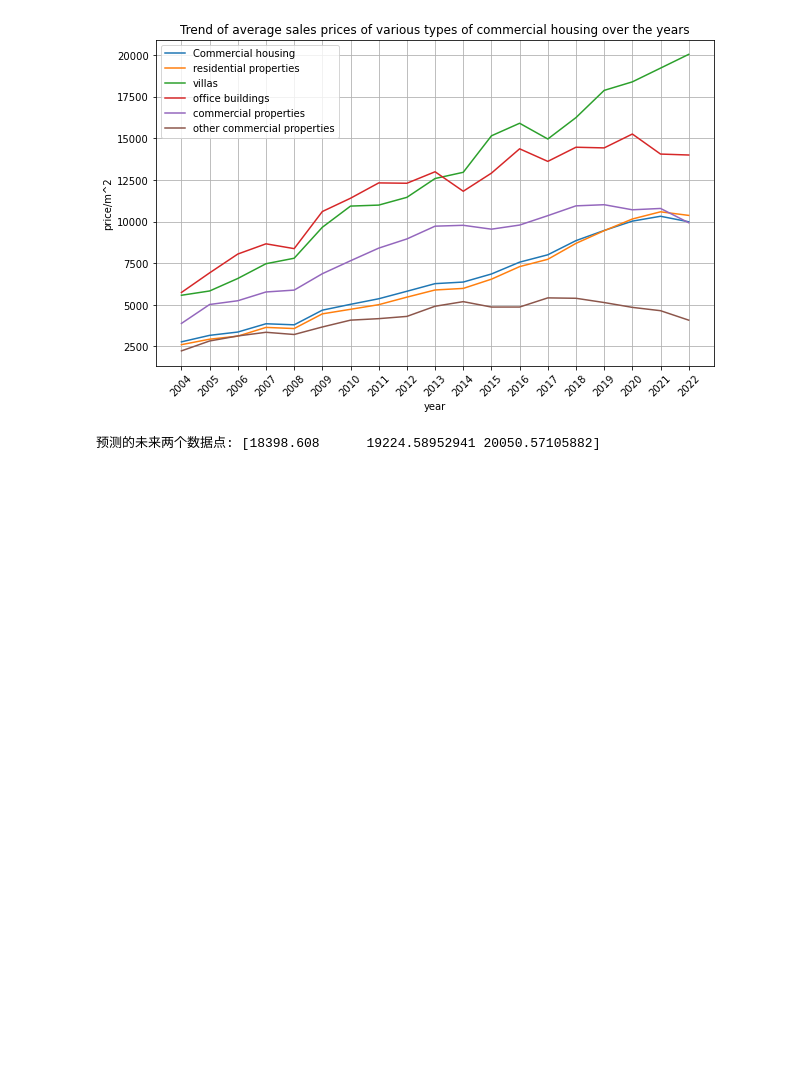
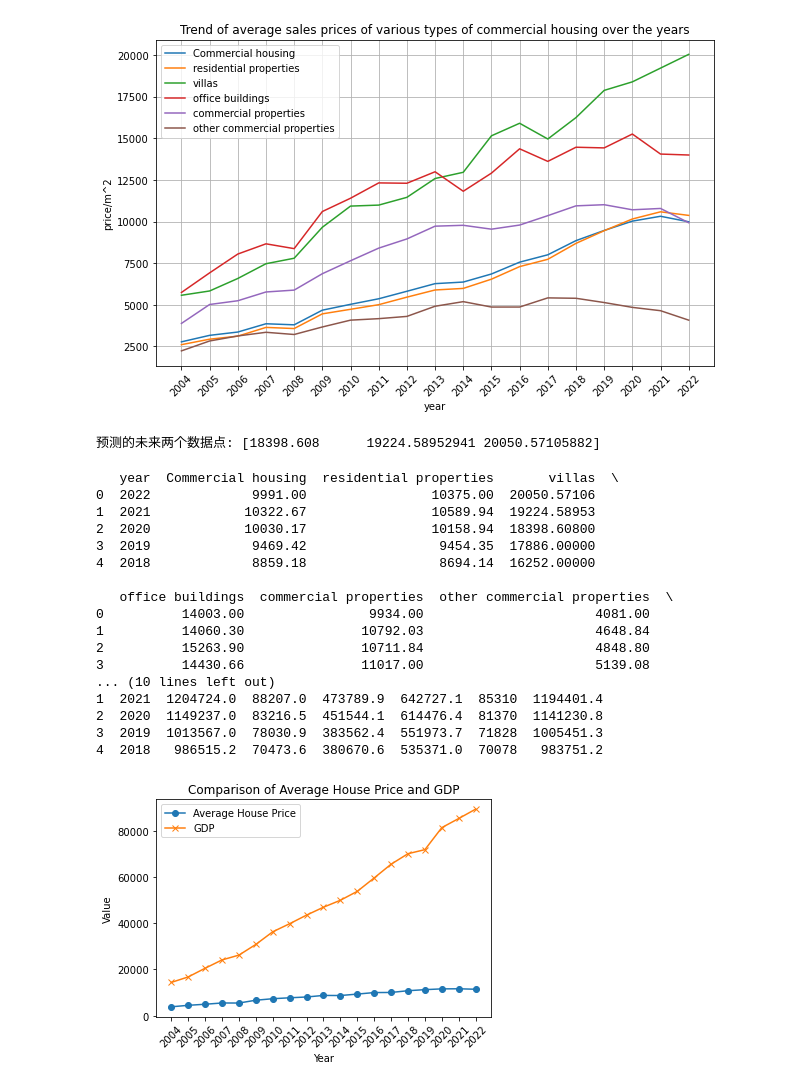
Before and after one commit to zhang2gongzi/CUIT-Data-Mining, a Jupyter notebook: text2/Untitled.ipynb, the cells around one changed output. Cells and saved outputs as stored; diff of their text form; code cells hidden in the pictures; blank space fills up the shorter version.

```diff
--- a/text2/Untitled.ipynb
+++ b/text2/Untitled.ipynb
@@ -137,3 +137,64 @@ predictions = model.predict(future_points)
 print("预测的未来两个数据点:", predictions.flatten())
 # %% [output]
 预测的未来两个数据点: [18398.608      19224.58952941 20050.57105882]
+# %%
+import pandas as pd
+import matplotlib.pyplot as plt
+
+# 指定正确的编码方式
+df1 = pd.read_csv('年度数据房价平均销售价格_转置.csv', encoding='gbk')
+df2 = pd.read_csv('年度数据国内生产总值_转置.csv', encoding='gbk')
+
+# 打印数据框的前几行，检查列名
+print(df1.head())
+print(df2.head())
+
+# 假设 year 列存在
+year_df1 = df1['year']
+year_df2 = df2['year']
+
+# 假设你需要可视化的列名分别是 'average' 和 'avg'
+col1_df1 = df1['average']
+col2_df1 = df2['avg']
+
+# 创建一个新的图形对象
+plt.figure()
+
+# 绘制第一条折线
+plt.plot(year_df1, col1_df1, label='Average House Price', marker='o')
+
+# 绘制第二条折线
+plt.plot(year_df2, col2_df1, label='GDP', marker='x')
+
+# 添加标题和轴标签
+plt.title('Comparison of Average House Price and GDP')
+plt.xlabel('Year')
+plt.ylabel('Value')
+# 设置 X 轴刻度，显示每年的数据
+plt.xticks(year_df1, rotation=45)  # 旋转45度以防止标签重叠
+
+
+# 显示图例
+plt.legend()
+
+# 显示图表
+plt.show()
+# %% [output]
+   year  Commercial housing  residential properties       villas  \
+0  2022             9991.00                10375.00  20050.57106
+1  2021            10322.67                10589.94  19224.58953
+2  2020            10030.17                10158.94  18398.60800
+3  2019             9469.42                 9454.35  17886.00000
+4  2018             8859.18                 8694.14  16252.00000
+
+   office buildings  commercial properties  other commercial properties  \
+0          14003.00                9934.00                      4081.00
+1          14060.30               10792.03                      4648.84
+2          15263.90               10711.84                      4848.80
+3          14430.66               11017.00                      5139.08
+... (10 lines left out)
+1  2021  1204724.0  88207.0  473789.9  642727.1  85310  1194401.4
+2  2020  1149237.0  83216.5  451544.1  614476.4  81370  1141230.8
+3  2019  1013567.0  78030.9  383562.4  551973.7  71828  1005451.3
+4  2018   986515.2  70473.6  380670.6  535371.0  70078   983751.2
+[figure, added]
```
Also changed, not shown: parts of 7 cells of this notebook, 7 other files.
